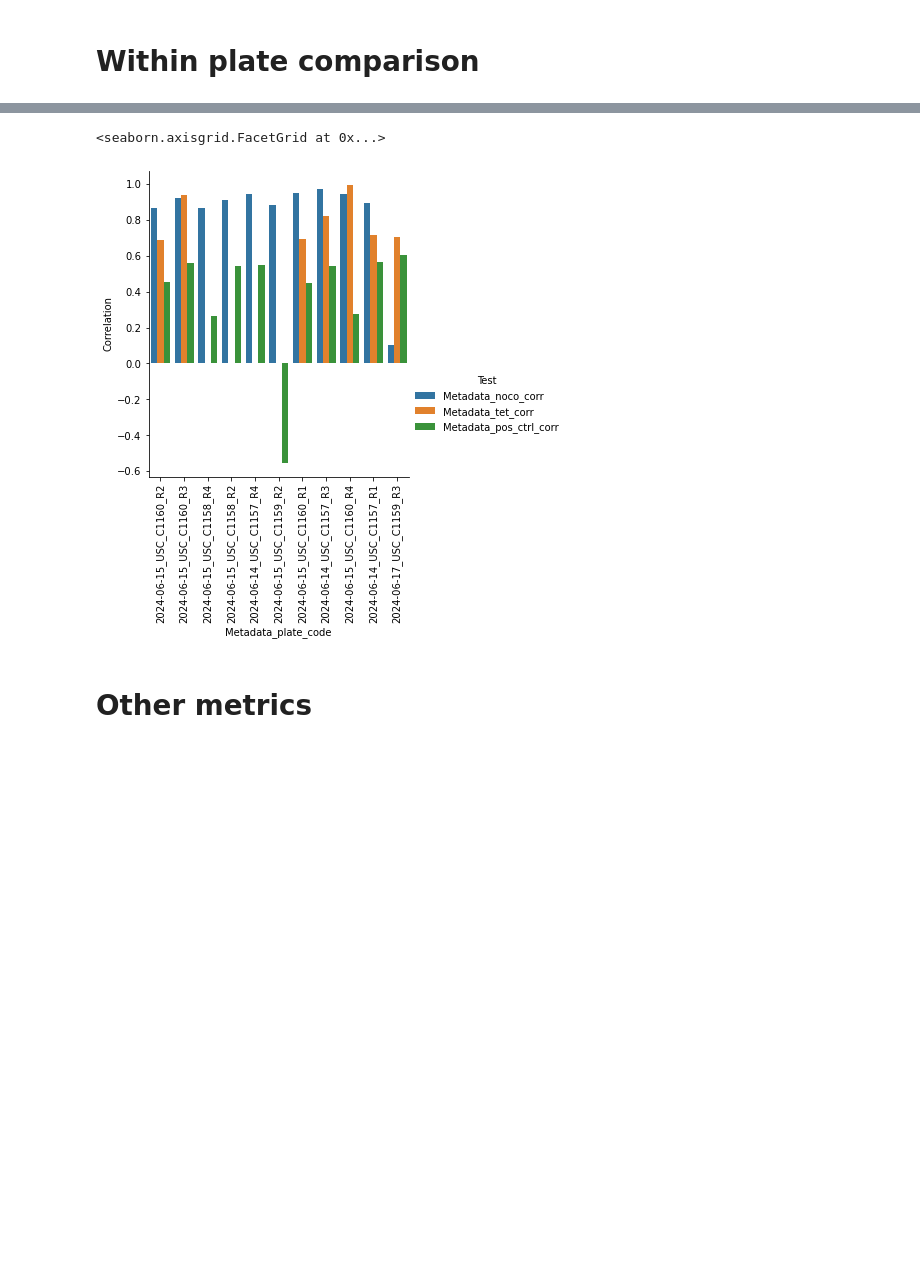
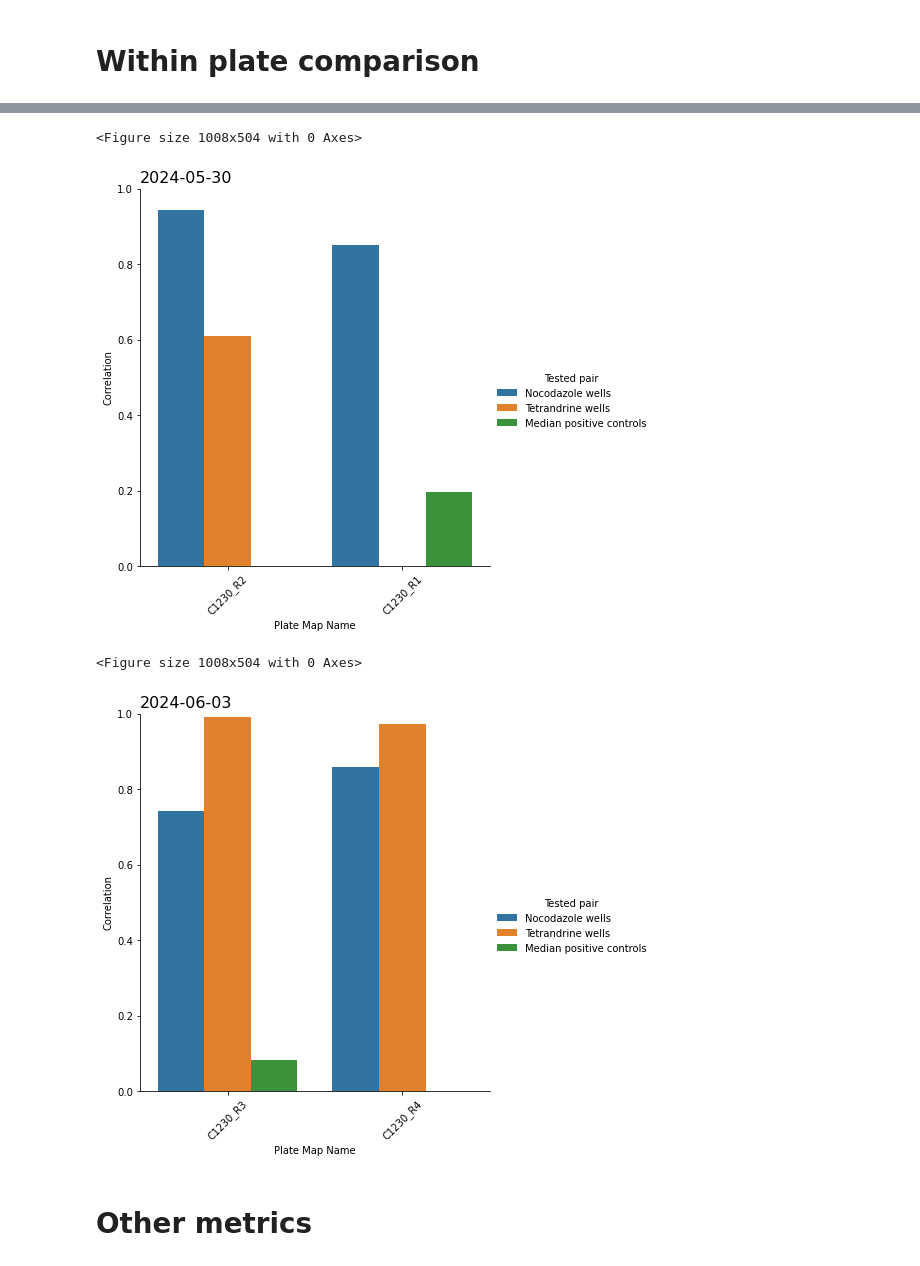
Before and after one commit to schmiedc/ECBL_quality_control, a Jupyter notebook: 03_normalization.ipynb, the cells around one changed output, grey strips where cells are left out. Cells and saved outputs as stored; diff of their text form; code cells hidden in the pictures; blank space fills up the shorter version.

```diff
--- a/03_normalization.ipynb
+++ b/03_normalization.ipynb
@@ -401,16 +481,37 @@ for date in imaging_date_list:
-# %%
-USC_quality_control_1 = quality_control_1_melt.loc[quality_control_1_melt['Metadata_source'] == 'USC']
-
-plot = sns.catplot(USC_quality_control_1,
-                   kind="bar",
-                   x="Metadata_plate_code",
-                   y="Correlation",
-                   hue="Test")
-
-plot.set_xticklabels(rotation=90)
-# %% [output]
-<seaborn.axisgrid.FacetGrid at 0x...>
-[figure, removed]
+# %%
+imaging_date_list = IMTM_quality_control_1["Metadata_imaging_date"].unique()
+imaging_date_list.sort()
+
+for date in imaging_date_list:
+
+    IMTM_qc = IMTM_quality_control_1.loc[IMTM_quality_control_1["Metadata_imaging_date"] == date]
+
+    IMTM_qc = IMTM_qc.replace(to_replace="Metadata_noco_corr", value="Nocodazole wells")
+    IMTM_qc = IMTM_qc.replace(to_replace="Metadata_tet_corr", value="Tetrandrine wells")
+    IMTM_qc = IMTM_qc.replace(to_replace="Metadata_pos_ctrl_corr", value="Median positive controls")
+
+    plt.figure(figsize=(14, 7))
+
+    sns.catplot(IMTM_qc,
+                kind="bar",
+                x="Metadata_plate_map_name",
+                y="Correlation",
+                hue="Tested pair",
+                height=6,
+                aspect=1)
+
+    plt.title(date, loc = 'left',fontsize= 16)
+    plt.xlabel('Plate Map Name')
+    plt.ylabel('Correlation')
+    plt.ylim(0, 1)
+    plt.xticks(rotation=45)
+
+    plt.savefig(IMTM_figure_path + os.sep + date + '_' + 'IMTM_IntraPlate.pdf', format='pdf', bbox_inches = "tight")
+# %% [output]
+<Figure size 1008x504 with 0 Axes>
+[figure, added]
+<Figure size 1008x504 with 0 Axes>
+[figure, added]
 # %% [markdown]
 # Other metrics
 # %%
```
Also changed, not shown: parts of 14 cells of this notebook, 2 other files.
